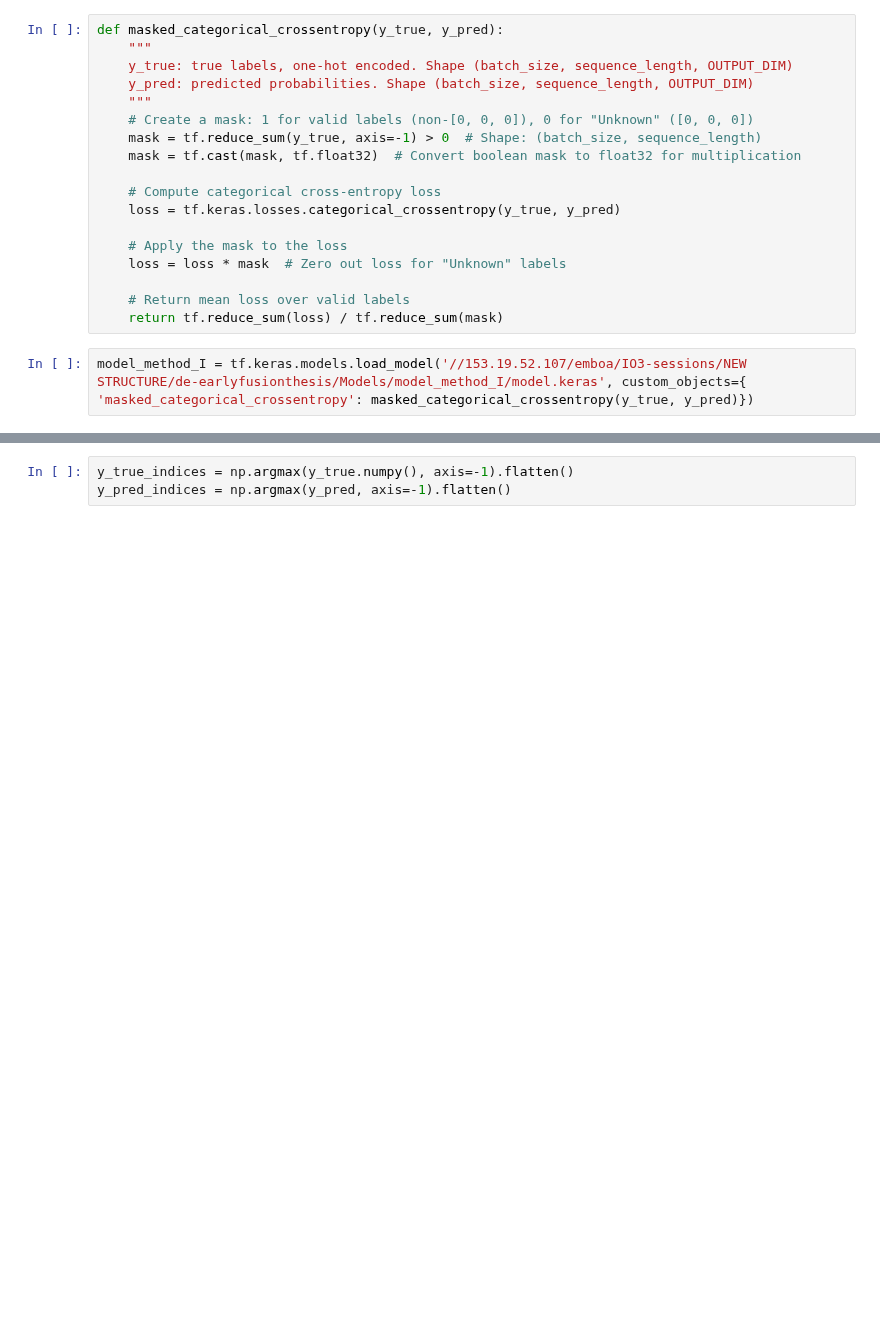
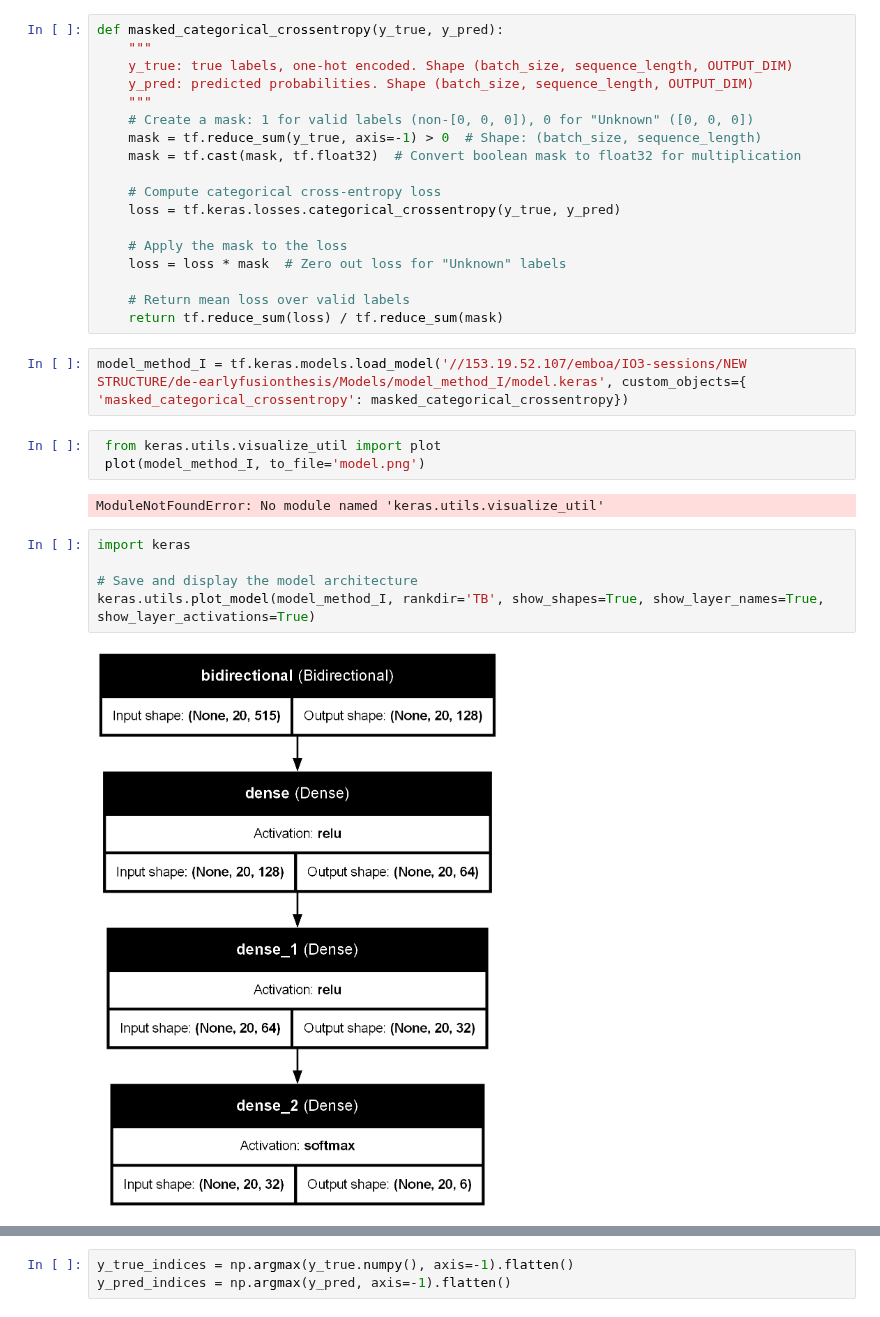
Before and after one commit to Azirral/de-face-recognition, a Jupyter notebook: Metrics.ipynb, the cells around one changed output, grey strips where cells are left out. Cells and saved outputs as stored; diff of their text form; blank space fills up the shorter version.

```diff
--- a/Metrics.ipynb
+++ b/Metrics.ipynb
@@ -53,7 +53,19 @@ def masked_categorical_crossentropy(y_true, y_pred):
     # Return mean loss over valid labels
     return tf.reduce_sum(loss) / tf.reduce_sum(mask)
 # %%
-model_method_I = tf.keras.models.load_model('//153.19.52.107/emboa/IO3-sessions/NEW STRUCTURE/de-earlyfusionthesis/Models/model_method_I/model.keras', custom_objects={ 'masked_categorical_crossentropy': masked_categorical_crossentropy(y_true, y_pred)})
+model_method_I = tf.keras.models.load_model('//153.19.52.107/emboa/IO3-sessions/NEW STRUCTURE/de-earlyfusionthesis/Models/model_method_I/model.keras', custom_objects={ 'masked_categorical_crossentropy': masked_categorical_crossentropy})
+# %%
+ from keras.utils.visualize_util import plot
+ plot(model_method_I, to_file='model.png')
+# %% [output]
+ModuleNotFoundError: No module named 'keras.utils.visualize_util'
+# %%
+import keras
+
+# Save and display the model architecture
+keras.utils.plot_model(model_method_I, rankdir='TB', show_shapes=True, show_layer_names=True, show_layer_activations=True)
+# %% [output]
+[figure, added]
 # %%
 model_method_I.summary()
 # %% [output]
```
Also changed, not shown: parts of 10 cells of this notebook, 1 other file.
